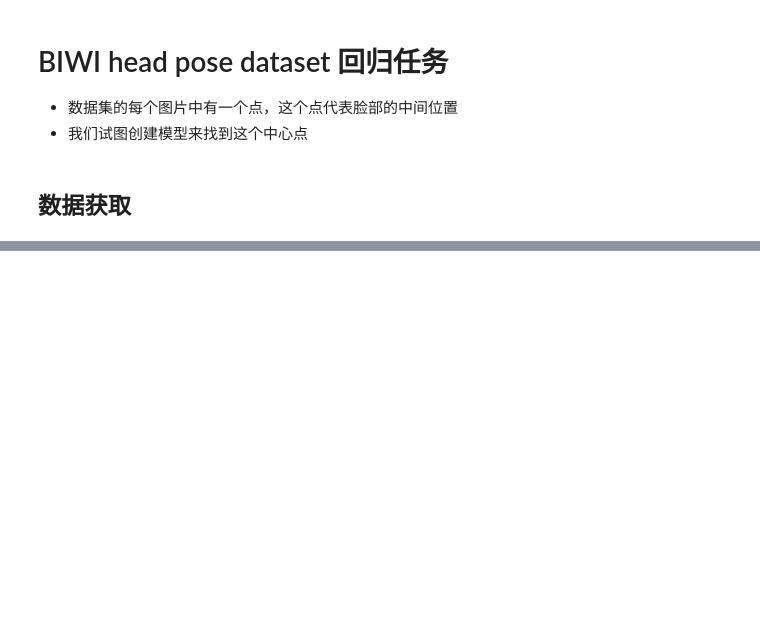
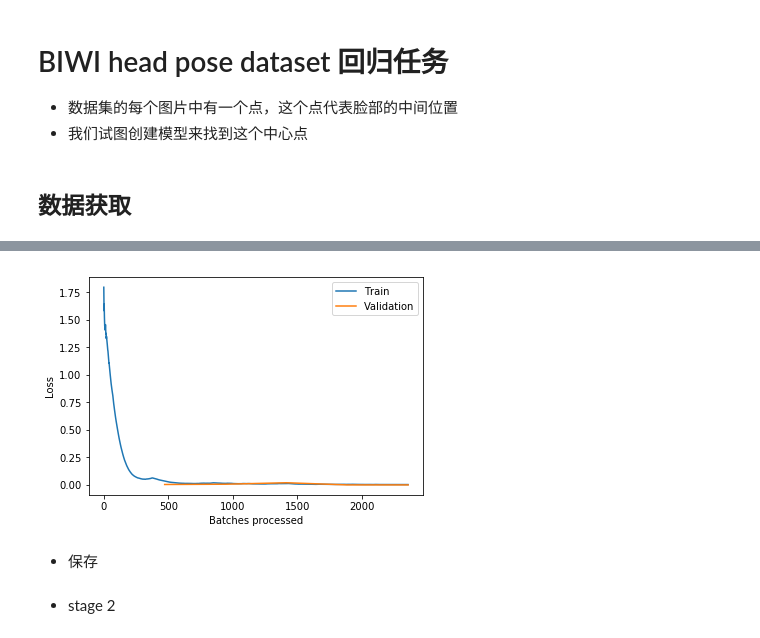
Before and after one commit to AutuanLiu/Fastai-Notes-V3, a Jupyter notebook: fastai_DL_nbs/lesson03_head_pose.ipynb, the cells around one changed output, grey strips where cells are left out. Saved outputs shown, nothing was run; the diff lists cells and outputs as text; code cells hidden in the pictures; blank space fills up the shorter version.

```diff
--- a/fastai_DL_nbs/lesson03_head_pose.ipynb
+++ b/fastai_DL_nbs/lesson03_head_pose.ipynb
@@ -24,0 +172,4 @@ cal
+# %%
+lr1 = 3e-2
+# %%
+learn.fit_one_cycle(5, slice(lr1))
@@ -24,0 +183,6 @@ cal
+# %%
+learn.recorder.plot_losses()
+# %% [output]
+[figure, added]
+# %% [markdown]
+- 保存
@@ -24,0 +191,2 @@ cal
+# %% [markdown]
+- stage 2
```
Also changed, not shown: parts of 46 cells of this notebook, 2 other files.
